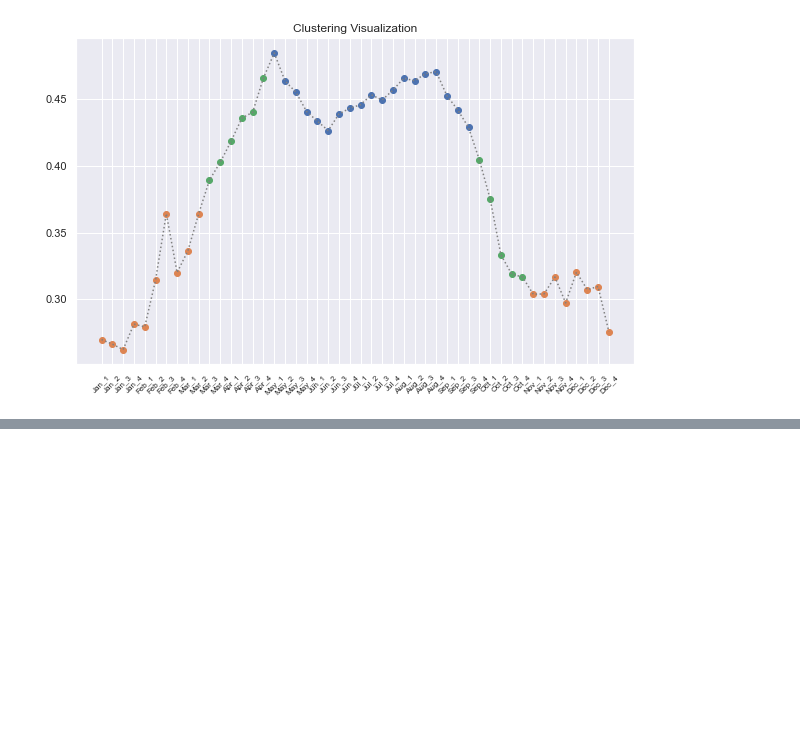
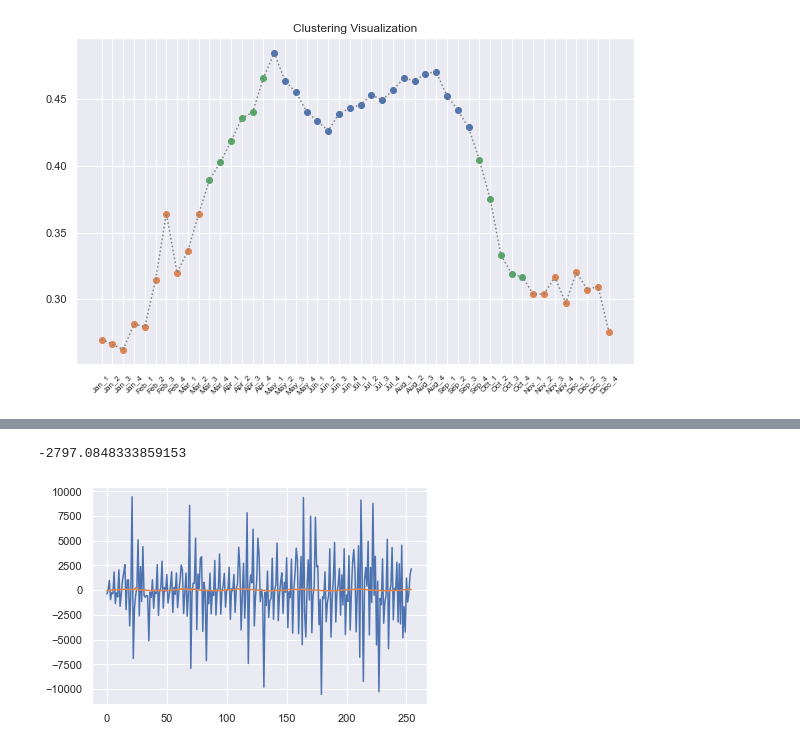
Before and after one commit to ChopinYan/birds-migration, a Jupyter notebook: migration_statistics.ipynb, the cells around one changed output, grey strips where cells are left out. Cells and saved outputs as stored; diff of their text form; code cells hidden in the pictures; blank space fills up the shorter version.

```diff
--- a/migration_statistics.ipynb
+++ b/migration_statistics.ipynb
@@ -374,0 +373,19 @@ plt.show()
+# %%
+climate_data_raw = pd.read_csv('data/era5.csv')
+
+climate_data_raw['date'] = pd.to_datetime(climate_data_raw['time']).dt.date
+climate_data_raw['time'] = pd.to_datetime(climate_data_raw['time']).dt.time
+
+climate_date = climate_data_raw.set_index('date')
+
+climate_date = climate_date.groupby('date').aggregate({'temperature_2m (°F)': 'mean',
+                                  'relativehumidity_2m (%)': 'mean',
+                                      'precipitation (inch)': 'sum'})
+
+climate_date.head()
+# %%
+df_merged = pd.merge(
+    left=df_migration_yoy, right=climate_date, left_index=True, right_index=True, how="inner"
+)
+print(df_merged.shape)
+df_merged.head()
@@ -374,0 +402,25 @@ plt.show()
+# %%
+train_x = df_merged[['temperature_2m (°F)', 'relativehumidity_2m (%)', 'precipitation (inch)']].iloc[:800]
+train_x = (train_x - train_x.mean()) / train_x.std()
+
+test_x = df_merged[['temperature_2m (°F)', 'relativehumidity_2m (%)', 'precipitation (inch)']].iloc[800:]
+test_x = (test_x - test_x.mean()) / test_x.std()
+
+train_y  = df_merged['sample size:'].iloc[:800]
+train_y = train_y.diff().dropna()
+
+test_y = df_merged['sample size:'].iloc[800:]
+test_y = test_y.diff().dropna()
+
+clf = LinearRegression().fit(train_x.iloc[1:], train_y)
+y_pred = clf.predict(test_x.iloc[1:])
+# %%
+r2_score(y_pred, test_y)
+# %% [output]
+-2797.0848333859153
+# %%
+plt.plot(test_y.values)
+plt.plot(y_pred)
+plt.show()
+# %% [output]
+[figure, added]
```
Also changed, not shown: parts of 32 cells of this notebook, 1 other file.
